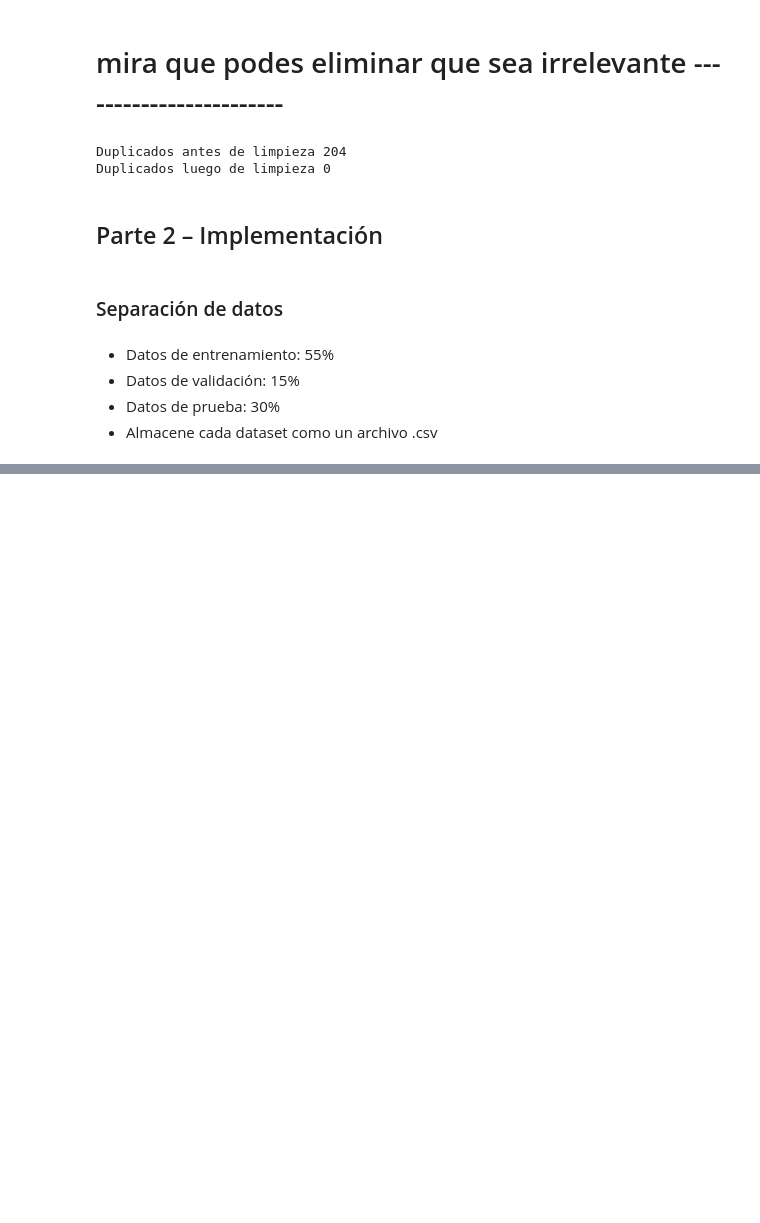
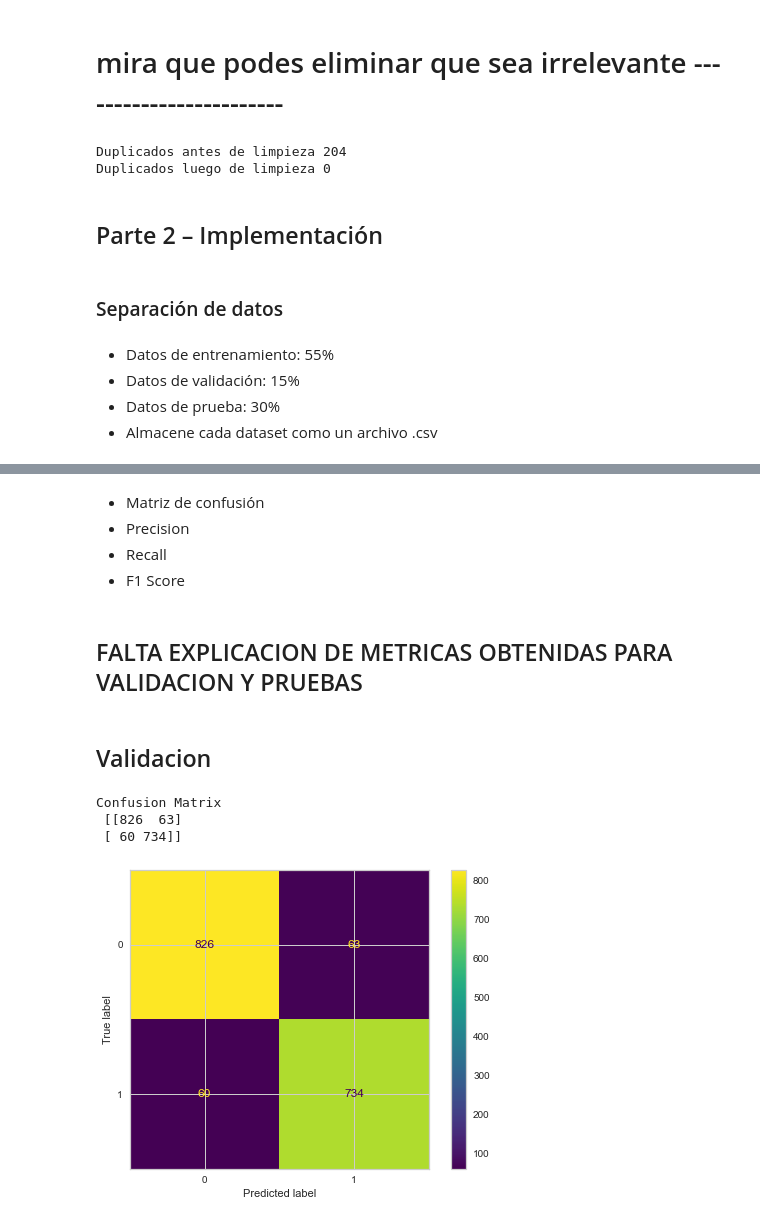
Before and after one commit to JosePabloPonce/Laboratorio-1-Security-Data-Science, a Jupyter notebook: Laboratorio.ipynb, the cells around one changed output, grey strips where cells are left out. Saved outputs shown, nothing was run; the diff lists cells and outputs as text; code cells hidden in the pictures; blank space fills up the shorter version.

```diff
--- a/Laboratorio.ipynb
+++ b/Laboratorio.ipynb
@@ -195,3 +195,6 @@ Duplicados luego de limpieza 0
 - Datos de validación: 15%
 - Datos de prueba: 30%
 - Almacene cada dataset como un archivo .csv
+# %%
+target = df['status']
+df_final = df.drop(['status'], axis=1)
@@ -197,0 +209,12 @@ Duplicados luego de limpieza 0
+# %%
+train_ratio = 0.55
+validation_ratio = 0.15
+test_ratio = 0.30
+
+# train is now 55% of the entire data set
+# the _junk suffix means that we drop that variable completely
+x_train, x_test, y_train, y_test = train_test_split(df_final, target, test_size=1 - train_ratio)
+
+# test is now 10% of the initial data set
+# validation is now 15% of the initial data set
+x_val, x_test, y_val, y_test = train_test_split(x_test, y_test, test_size=test_ratio/(test_ratio + validation_ratio))
@@ -197,0 +280,28 @@ Duplicados luego de limpieza 0
+# %% [markdown]
+- Matriz de confusión
+- Precision
+- Recall
+- F1 Score
+# %% [markdown]
+## FALTA EXPLICACION DE METRICAS OBTENIDAS PARA VALIDACION Y PRUEBAS
+# %% [markdown]
+## Validacion
+# %%
+clf = tree.DecisionTreeClassifier()  # clf means classifier
+clf = clf.fit(x_train, y_train)
+
+# Make the prediction
+pred = clf.predict(x_val)
+# %%
+print('Confusion Matrix\n', metrics.confusion_matrix(y_val, pred))
+# %% [output]
+Confusion Matrix
+ [[826  63]
+ [ 60 734]]
+# %%
+labels = np.unique(y_val)
+cm_display = metrics.ConfusionMatrixDisplay(confusion_matrix = metrics.confusion_matrix(y_val, pred, labels=labels))
+cm_display.plot()
+plt.show()
+# %% [output]
+[figure, added]
```
Also changed, not shown: parts of 20 cells of this notebook.
